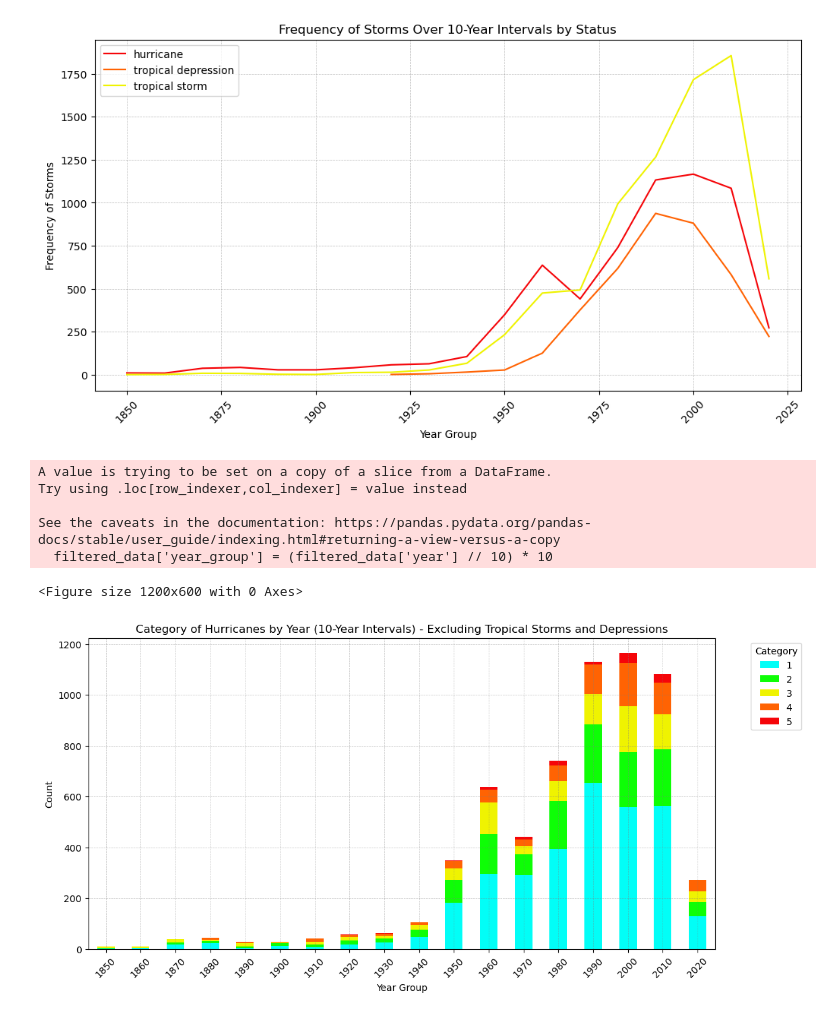
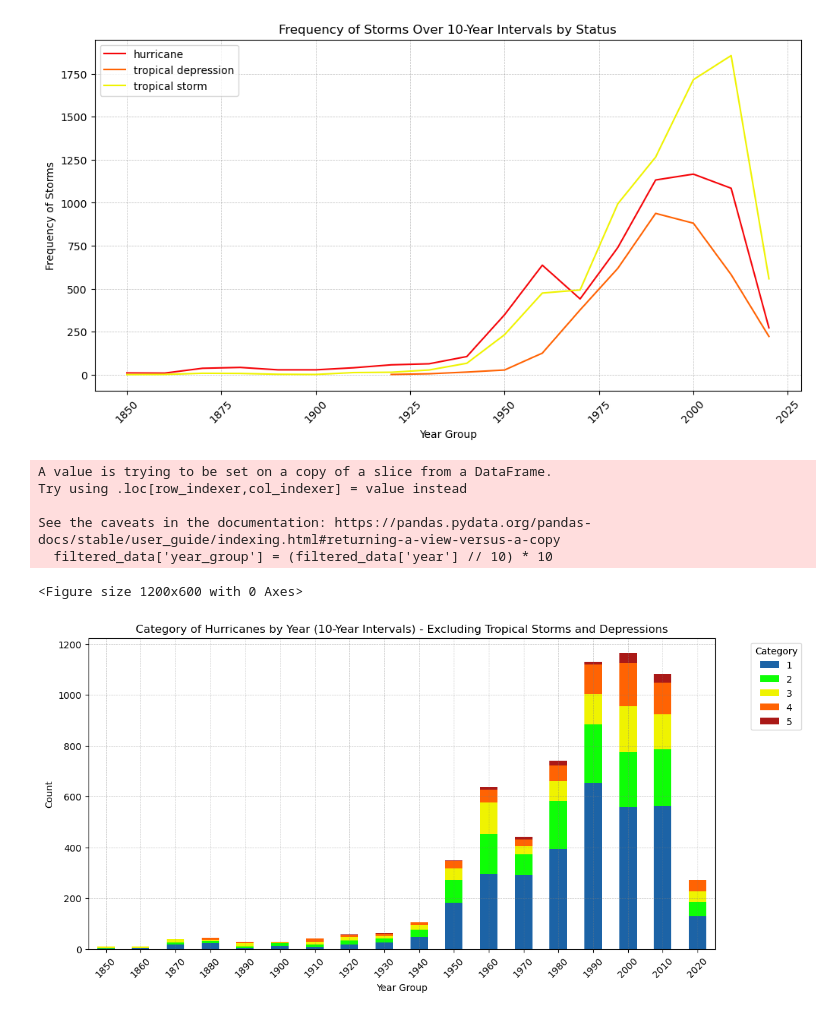
Before and after one commit to eelizondo1226/project_03_group_14, a Jupyter notebook: Submission/clean_storm_df lindsey.ipynb, the cells around one changed output. Saved outputs shown, nothing was run; the diff lists cells and outputs as text; code cells hidden in the pictures.

Commit message:
Updated Visuals

```diff
--- a/Submission/clean_storm_df lindsey.ipynb
+++ b/Submission/clean_storm_df lindsey.ipynb
@@ -15,7 +15,7 @@ import matplotlib.pyplot as plt
 import seaborn as sns
 # %%
 # Create a file path
-filepath = 'Resources/storms_updated.csv'
+filepath = 'Resources/storms_final.csv'
 
 # Read in the data.
 storms_df = pd.read_csv(filepath)
@@ -151,32 +152,32 @@ plt.show()
 # Filter the original data to create the 'filtered_data' DataFrame
 filtered_data = storms_df[storms_df['status'].isin(['hurricane'])]
 
 # Create 10-year intervals for grouping hurricanes by year
 filtered_data['year_group'] = (filtered_data['year'] // 10) * 10
 
 # Calculate category counts by year for hurricanes only
 category_counts_by_year = filtered_data.groupby(['year_group', 'category']).size().unstack()
 
 # Define custom colors for the bars and reverse the order
-colors = ['#f50509', '#ff6303', '#eff301', '#0efe06', '#02fef7'][::-1]
+colors = ['#aa1917', '#ff6303', '#eff301', '#0efe06', '#1c63a6'][::-1]
 
 # Plotting the bar graph for comparing categories of hurricanes by year using 10-year intervals with reversed colors
 import matplotlib.pyplot as plt
 plt.figure(figsize=(12, 6))
 category_counts_by_year.plot(kind='bar', stacked=True, color=colors, figsize=(12, 6))
 
 plt.title('Category of Hurricanes by Year (10-Year Intervals) - Excluding Tropical Storms and Depressions')
 plt.xlabel('Year Group')
 plt.ylabel('Count')
 plt.grid(True, linestyle='--', linewidth=0.5, color='gray', alpha=0.5)
 plt.xticks(rotation=45)  # Rotate x-axis labels for better visibility
 plt.legend(title='Category', bbox_to_anchor=(1.05, 1), loc='upper left')  # Move legend outside the plot
 plt.show()
 # %% [output]
 A value is trying to be set on a copy of a slice from a DataFrame.
 Try using .loc[row_indexer,col_indexer] = value instead
 
 See the caveats in the documentation: https://pandas.pydata.org/pandas-docs/stable/user_guide/indexing.html#returning-a-view-versus-a-copy
   filtered_data['year_group'] = (filtered_data['year'] // 10) * 10
 <Figure size 1200x600 with 0 Axes>
-[figure, old version]
+[figure, new version]
```
Also changed, not shown: parts of 4 cells of this notebook.
